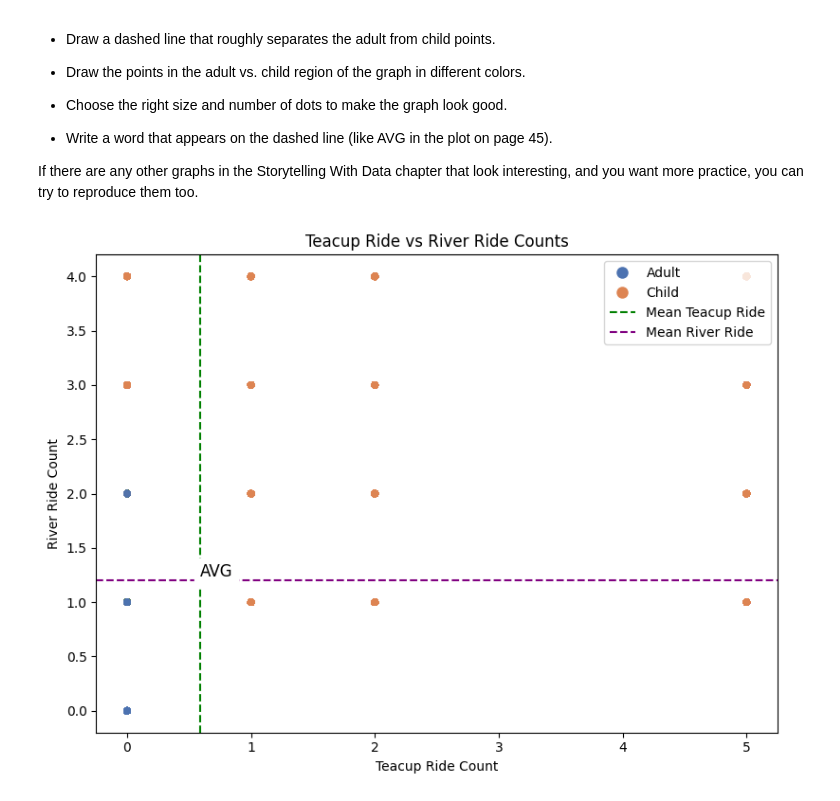
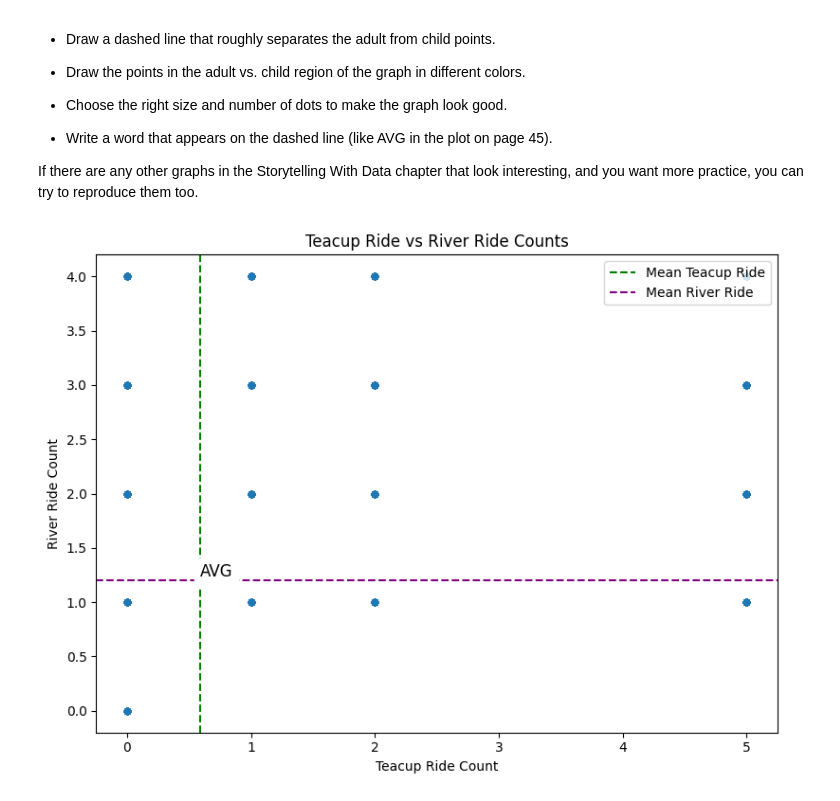
Before and after one commit to luanbui/DX699S, a Jupyter notebook: Week3.ipynb, the cells around one changed output. Cells and saved outputs as stored; diff of their text form; code cells hidden in the pictures.

```diff
--- a/Week3.ipynb
+++ b/Week3.ipynb
@@ -404,31 +403,29 @@ Here are some things you could do (you don't have to do all of them):
 
 If there are any other graphs in the Storytelling With Data chapter that look interesting, and you want more practice, you can try to reproduce them too.
 # %%
-
 plt.figure(figsize=(8, 6))
 plt.scatter(
     df["TeacupRide"],
     df["RiverRide"],
-    c=colors,
     s=20,
     alpha=0.5,
 )
 
 mean_teacup = df["TeacupRide"].mean()
 mean_river = df["RiverRide"].mean()
 
 plt.axvline(mean_teacup, color='green', linestyle='--', label='Mean Teacup Ride')
 
 plt.axhline(mean_river, color='purple', linestyle='--', label='Mean River Ride')
 
 plt.text(mean_teacup, mean_river, "AVG", fontsize=12, color="black", ha="left", va="bottom", backgroundcolor="white")
 
-plt.legend(handles=legend_elements, loc='upper right')
+plt.legend(loc='upper right')
 
 plt.xlabel("Teacup Ride Count")
 plt.ylabel("River Ride Count")
 plt.title("Teacup Ride vs River Ride Counts")
 plt.tight_layout()
 plt.show()
 # %% [output]
-[figure, old version]
+[figure, new version]
```
Also changed, not shown: parts of 2 cells of this notebook, 2 other files.
